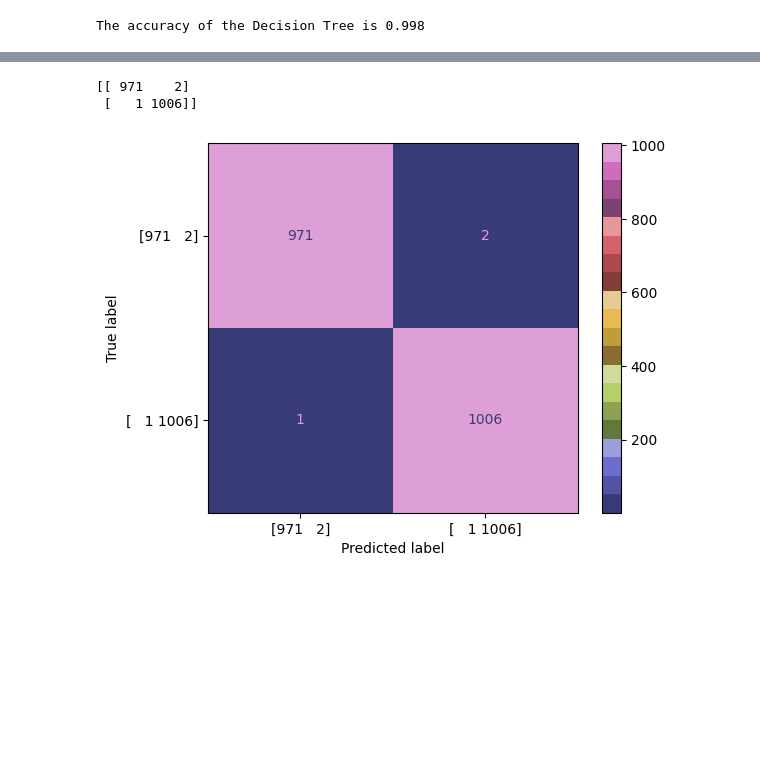
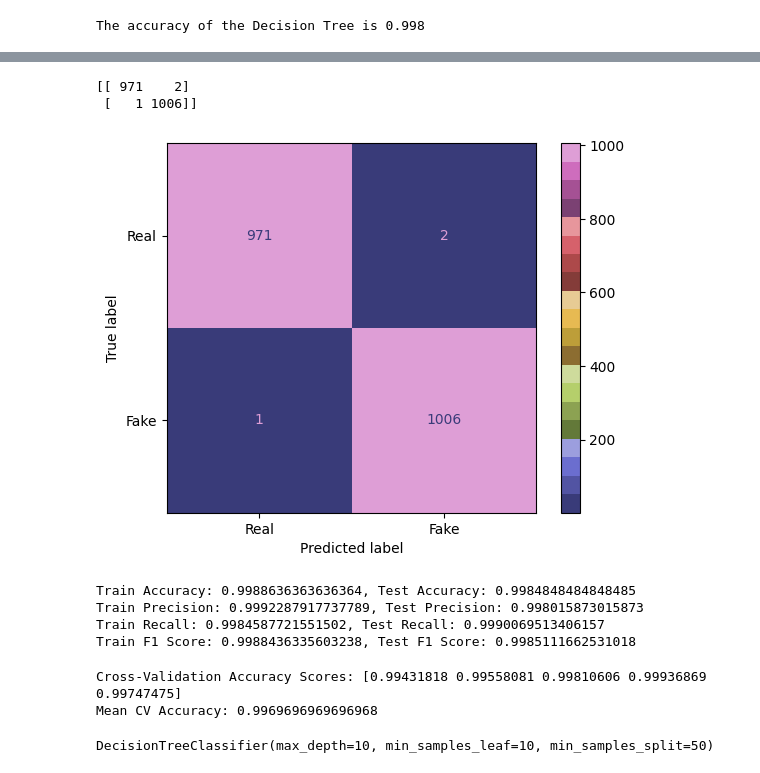
Before and after one commit to luizhcsantos/Projeto_CienciaDados, a Jupyter notebook: notebooks/etapa2.ipynb, the cells around one changed output, grey strips where cells are left out. Cells and saved outputs as stored; diff of their text form; code cells hidden in the pictures; blank space fills up the shorter version.

```diff
--- a/notebooks/etapa2.ipynb
+++ b/notebooks/etapa2.ipynb
@@ -253,13 +277,59 @@ The accuracy of the Decision Tree is 0.998
 # %%
 from sklearn import metrics
 from sklearn.metrics import ConfusionMatrixDisplay
 
+cn = ['Real', 'Fake']
 cm = metrics.confusion_matrix(y_test, mod_dt.predict(x_test_tfidf))
-disp = ConfusionMatrixDisplay(confusion_matrix=cm, display_labels=cm)
+disp = ConfusionMatrixDisplay(confusion_matrix=cm, display_labels=cn)
 disp.plot(cmap='tab20b')
 plt.savefig('../images/confusion_matrix.png', dpi=300)
 print(cm)
 # %% [output]
 [[ 971    2]
  [   1 1006]]
-[figure, old version]
+[figure, new version]
+# %%
+from sklearn.metrics import accuracy_score, precision_score, recall_score, f1_score
+
+# Métricas no conjunto de treinamento
+y_train_pred = mod_dt.predict(x_train_tfidf)
+train_accuracy = accuracy_score(y_train, y_train_pred)
+train_precision = precision_score(y_train, y_train_pred)
+train_recall = recall_score(y_train, y_train_pred)
+train_f1 = f1_score(y_train, y_train_pred)
+
+# Métricas no conjunto de teste
+y_test_pred = mod_dt.predict(x_test_tfidf)
+test_accuracy = accuracy_score(y_test, y_test_pred)
+test_precision = precision_score(y_test, y_test_pred)
+test_recall = recall_score(y_test, y_test_pred)
+test_f1 = f1_score(y_test, y_test_pred)
+
+print(f"Train Accuracy: {train_accuracy}, Test Accuracy: {test_accuracy}")
+print(f"Train Precision: {train_precision}, Test Precision: {test_precision}")
+print(f"Train Recall: {train_recall}, Test Recall: {test_recall}")
+print(f"Train F1 Score: {train_f1}, Test F1 Score: {test_f1}")
+# %% [output]
+Train Accuracy: 0.9988636363636364, Test Accuracy: 0.9984848484848485
+Train Precision: 0.9992287917737789, Test Precision: 0.998015873015873
+Train Recall: 0.9984587721551502, Test Recall: 0.9990069513406157
+Train F1 Score: 0.9988436335603238, Test F1 Score: 0.9985111662531018
+# %%
+from sklearn.model_selection import cross_val_score
+
+cv_scores = cross_val_score(mod_dt, x_train_tfidf, y_train, cv=5, scoring='accuracy')
+print(f"Cross-Validation Accuracy Scores: {cv_scores}")
+print(f"Mean CV Accuracy: {cv_scores.mean()}")
+# %% [output]
+Cross-Validation Accuracy Scores: [0.99431818 0.99558081 0.99810606 0.99936869 0.99747475]
+Mean CV Accuracy: 0.9969696969696968
+# %%
+from sklearn.tree import DecisionTreeClassifier
+
+# Ajustar os parâmetros da árvore
+mod_dt = DecisionTreeClassifier(max_depth=10, min_samples_split=50, min_samples_leaf=10)
+mod_dt.fit(x_train_tfidf, y_train)
+
+# Avaliar novamente o desempenho
+# %% [output]
+DecisionTreeClassifier(max_depth=10, min_samples_leaf=10, min_samples_split=50)
```
Also changed, not shown: parts of 3 cells of this notebook, 1 other file.
